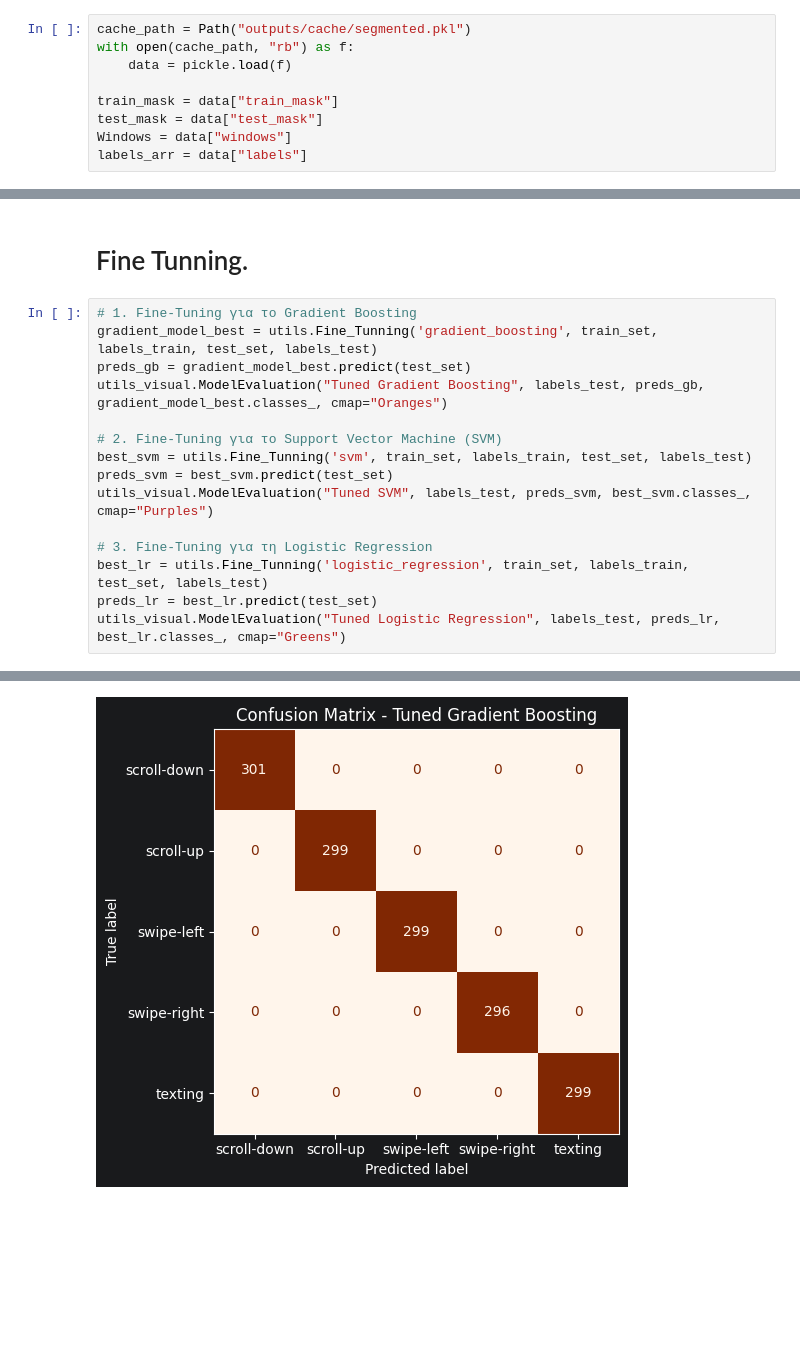
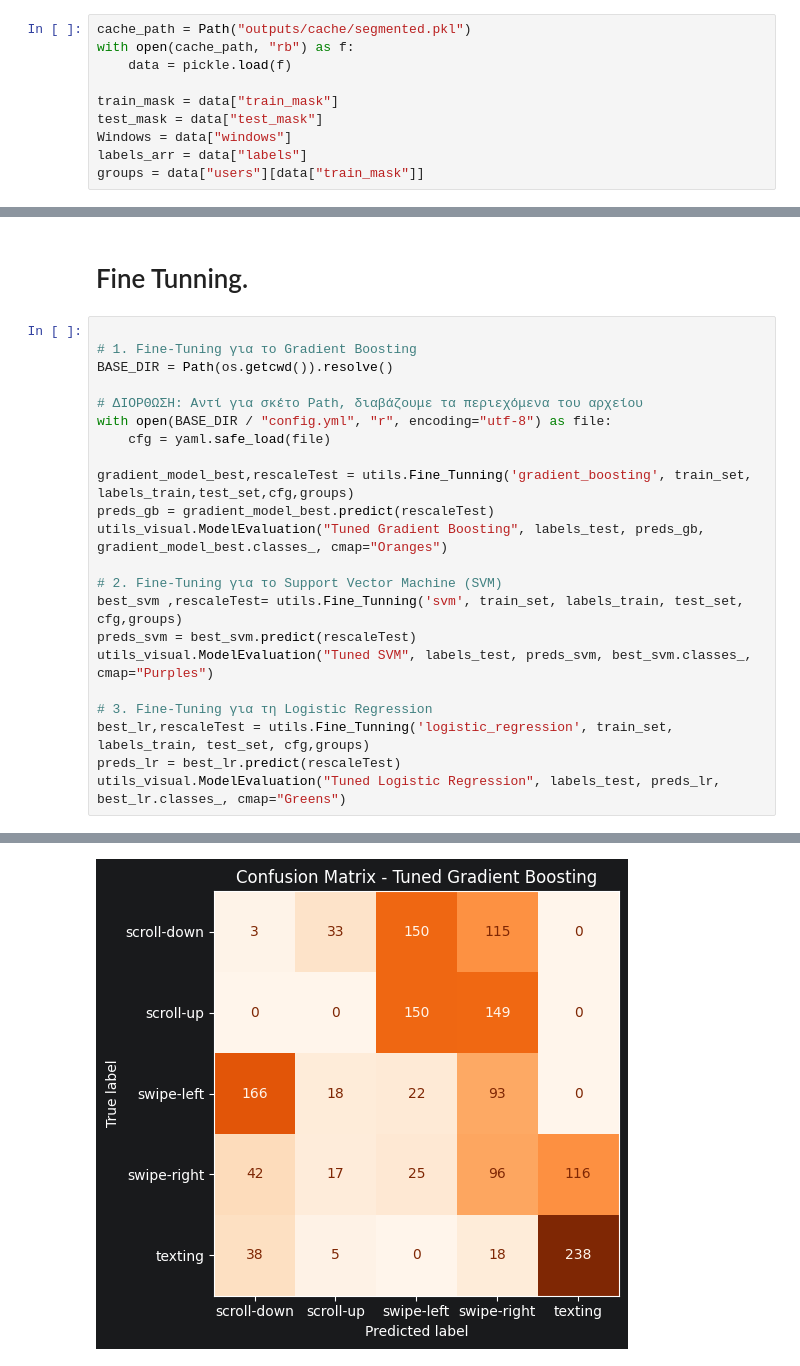
Before and after one commit to vasilisbit/social-media-gesture-recognition, a Jupyter notebook: aiot_project_time_series.ipynb, the cells around one changed output, grey strips where cells are left out. Cells and saved outputs as stored; diff of their text form; blank space fills up the shorter version.

```diff
--- a/aiot_project_time_series.ipynb
+++ b/aiot_project_time_series.ipynb
@@ -17,6 +19,7 @@ train_mask = data["train_mask"]
 test_mask = data["test_mask"]
 Windows = data["windows"]
 labels_arr = data["labels"]
+groups = data["users"][data["train_mask"]]
 # %% [markdown]
 # Step 2: More Data Preperation Before the ML Training.
 # %%
@@ -134,19 +137,26 @@ utils_visual.ModelEvaluation(
 # %% [markdown]
 # Fine Tunning.
 # %%
+
 # 1. Fine-Tuning για το Gradient Boosting
-gradient_model_best = utils.Fine_Tunning('gradient_boosting', train_set, labels_train, test_set, labels_test)
-preds_gb = gradient_model_best.predict(test_set)
+BASE_DIR = Path(os.getcwd()).resolve()
+
+# ΔΙΟΡΘΩΣΗ: Αντί για σκέτο Path, διαβάζουμε τα περιεχόμενα του αρχείου
+with open(BASE_DIR / "config.yml", "r", encoding="utf-8") as file:
+    cfg = yaml.safe_load(file)
+
+gradient_model_best,rescaleTest = utils.Fine_Tunning('gradient_boosting', train_set, labels_train,test_set,cfg,groups)
+preds_gb = gradient_model_best.predict(rescaleTest)
 utils_visual.ModelEvaluation("Tuned Gradient Boosting", labels_test, preds_gb, gradient_model_best.classes_, cmap="Oranges")
 
 # 2. Fine-Tuning για το Support Vector Machine (SVM)
-best_svm = utils.Fine_Tunning('svm', train_set, labels_train, test_set, labels_test)
-preds_svm = best_svm.predict(test_set)
+best_svm ,rescaleTest= utils.Fine_Tunning('svm', train_set, labels_train, test_set, cfg,groups)
+preds_svm = best_svm.predict(rescaleTest)
 utils_visual.ModelEvaluation("Tuned SVM", labels_test, preds_svm, best_svm.classes_, cmap="Purples")
 
 # 3. Fine-Tuning για τη Logistic Regression
-best_lr = utils.Fine_Tunning('logistic_regression', train_set, labels_train, test_set, labels_test)
-preds_lr = best_lr.predict(test_set)
+best_lr,rescaleTest = utils.Fine_Tunning('logistic_regression', train_set, labels_train, test_set, cfg,groups)
+preds_lr = best_lr.predict(rescaleTest)
 utils_visual.ModelEvaluation("Tuned Logistic Regression", labels_test, preds_lr, best_lr.classes_, cmap="Greens")
 # %% [output]
 ==================================================
@@ -169,4 +179,4 @@ iter: 0
-[figure, old version]
+[figure, new version]
 ==================================================
  ΕΝΑΡΞΗ GRID SEARCH: SVM
 ==================================================
```
Also changed, not shown: parts of 2 cells of this notebook, 1 other file.
